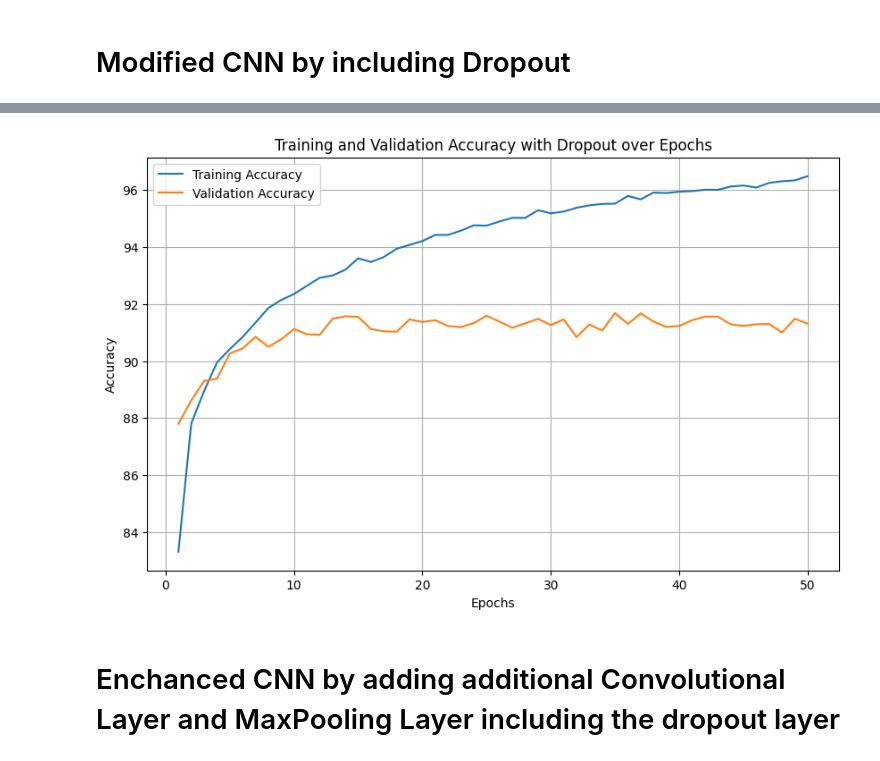
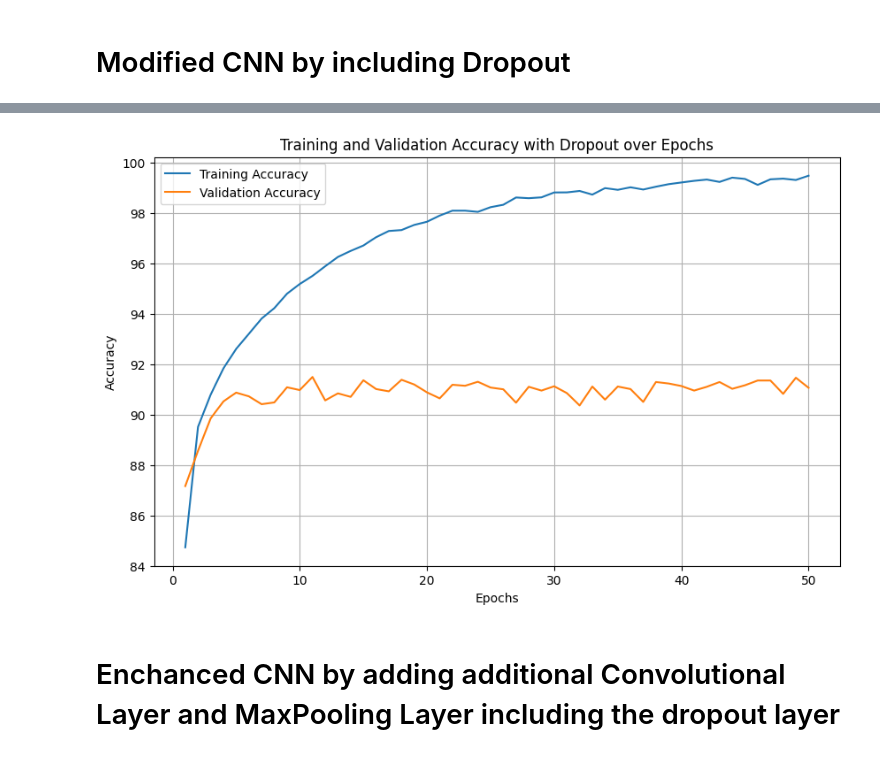
Before and after one commit to DrDrewCain/Applied-Machine-Learning, a Jupyter notebook: hw5.ipynb, the cells around one changed output, grey strips where cells are left out. Drawn from its saved outputs; the diff is of its cells as text; code cells hidden in the pictures.

```diff
--- a/hw5.ipynb
+++ b/hw5.ipynb
@@ -89,7 +89,7 @@ def evaluate_model(model, testloader):
 network_structures = [[32], [64], [128], [32, 16], [64, 32, 16]]
 input_size = 28*28  # 784 input features
 output_size = 10    # 10 classes
-num_epochs = 30     # Reduced for quicker experimentation
+num_epochs = 100     # Reduced for quicker experimentation
 
 results = []
 
@@ -108,7 +108,7 @@ for structure in network_structures:
     })
 
 # Find the best performing structure
-best_structure = max(results, key=lambda x: x['this is the test_accuracy'])['this is the best structure']
+best_structure = max(results, key=lambda x: x['test_accuracy'])['structure']
 print(best_structure)
 
 activation_functions = [nn.Sigmoid, nn.ELU, nn.LeakyReLU]
@@ -305,9 +305,10 @@ for epoch in range(50):  # 50 epochs
     valid_accuracy = 100 * valid_correct / valid_total
     validation_accuracies.append(valid_accuracy)
 
-    print(f"Epoch {epoch + 1}, Loss: {running_loss / len(trainloader)}, "
-          f"Training Accuracy: {train_accuracy:.2f}%, "
-          f"Validation Accuracy: {valid_accuracy:.2f}%")
+    if (epoch + 1) % 10 == 0:  # Check if the epoch number is divisible by 10
+        print(f"Epoch {epoch + 1}, Loss: {running_loss / len(trainloader)}, "
+              f"Training Accuracy: {train_accuracy:.2f}%, "
+              f"Validation Accuracy: {valid_accuracy:.2f}%")
 
 # Plotting
 plt.figure(figsize=(10, 6))
@@ -347,7 +336,7 @@ class ModifiedCNN(nn.Module):
         self.conv1 = nn.Conv2d(in_channels=1, out_channels=32, kernel_size=3)  # (a)
         self.pool = nn.MaxPool2d(kernel_size=2, stride=2)  # (b)
         self.flatten = nn.Flatten()  # (c)
-        self.dropout = nn.Dropout(0.5)
+        self.dropout = nn.Dropout(0.1)
         self.fc1 = nn.Linear(32 * 13 * 13, 100)  # (d)
         self.relu = nn.ReLU()
         self.fc2 = nn.Linear(100, 10)  # (e)
@@ -397,7 +386,10 @@ def train_and_evaluate(model, trainloader, testloader, optimizer, criterion, num
         valid_accuracy = 100 * valid_correct / valid_total
         validation_accuracies.append(valid_accuracy)
 
-        print(f"Epoch {epoch + 1}, Training Accuracy: {train_accuracy:.2f}%, Validation Accuracy: {valid_accuracy:.2f}%")
+        if (epoch + 1) % 10 == 0:  # Check if the epoch number is divisible by 10
+            print(f"Epoch {epoch + 1}, Loss: {running_loss / len(trainloader)}, "
+                f"Training Accuracy: {train_accuracy:.2f}%, "
+                f"Validation Accuracy: {valid_accuracy:.2f}%")
 
     return training_accuracies, validation_accuracies
 
@@ -440,4 +420,4 @@ Epoch 50, Training Accuracy: 96.48%, Validation Accuracy: 91.31%
-[figure, old version]
+[figure, new version]
 # %% [markdown]
 # Enchanced CNN by adding additional Convolutional Layer and MaxPooling Layer including the dropout layer
 # %%
```
Also changed, not shown: parts of 12 cells of this notebook.
